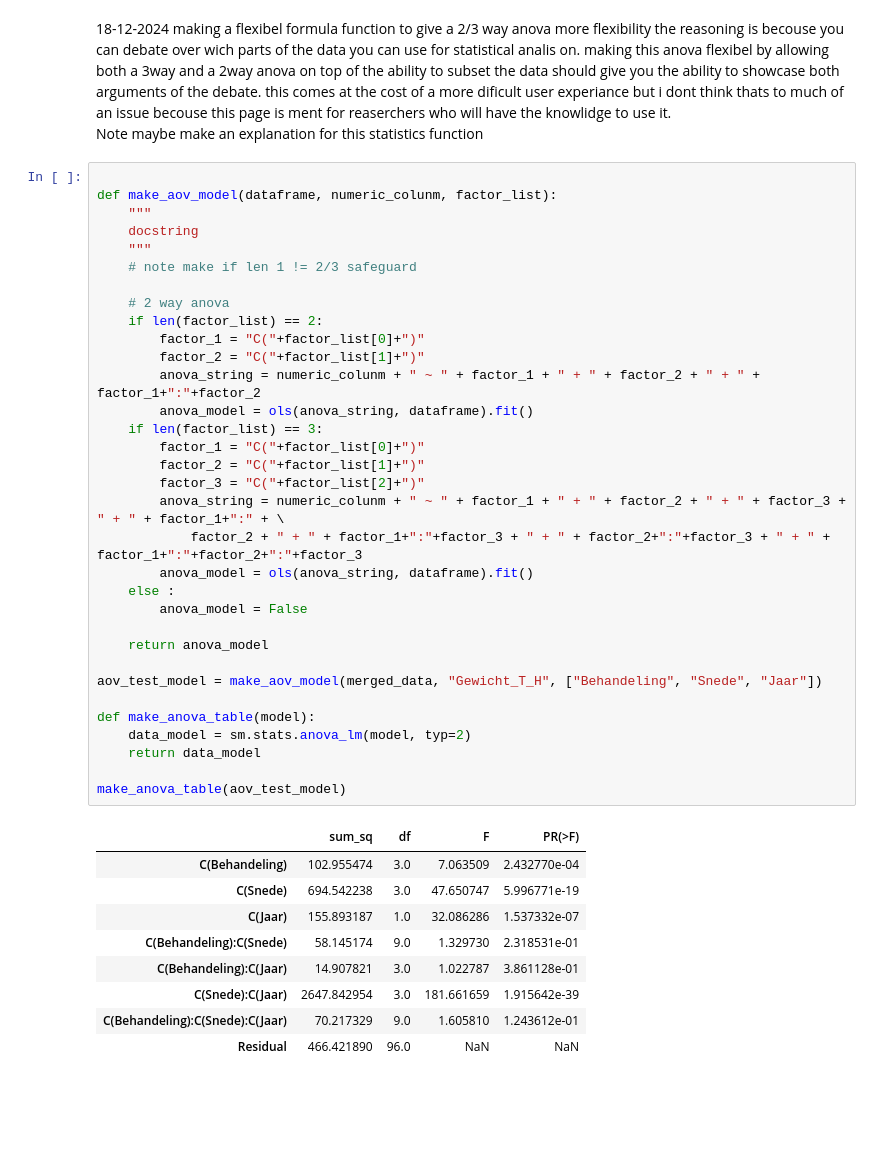
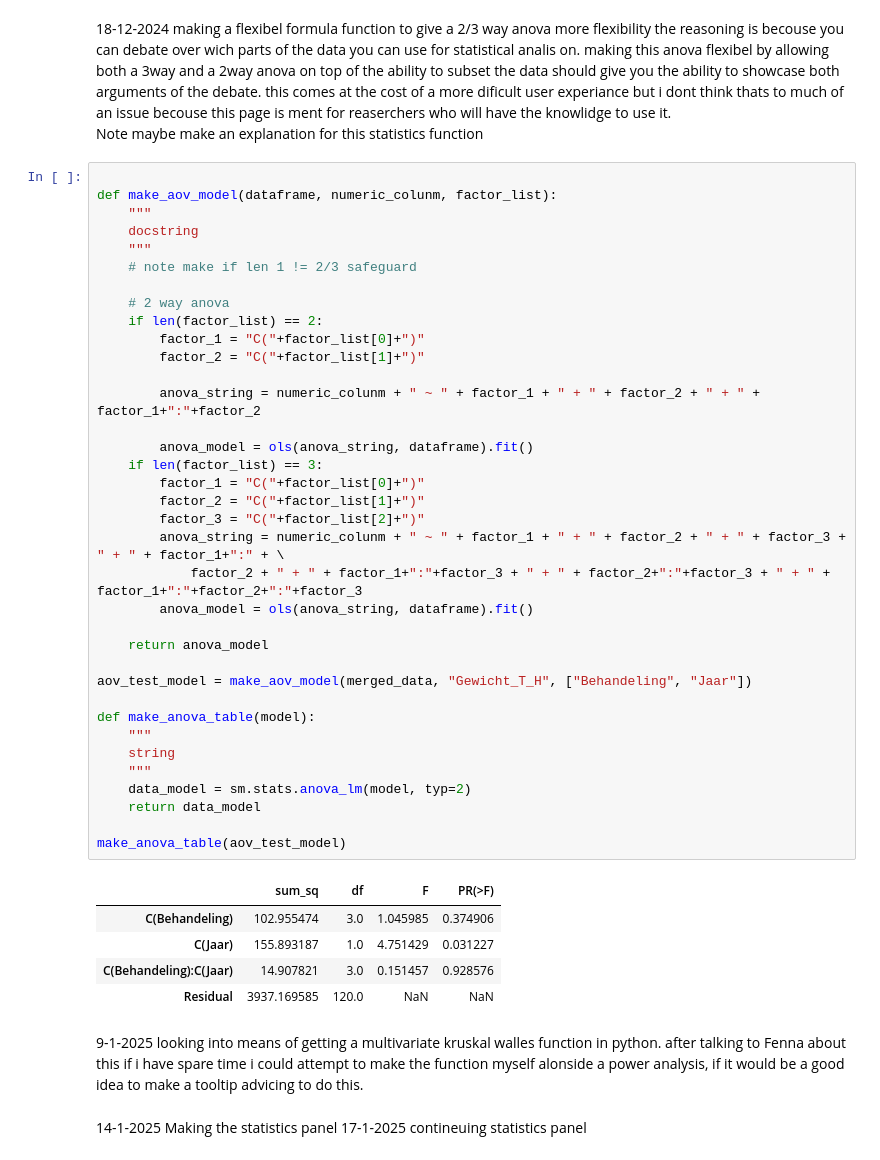
Before and after one commit to Ivarlottman/Dashboard-Regenerative-landbouw, a Jupyter notebook: Logboek/Logboek_Ivar.ipynb, the cells around one changed output. Drawn from its saved outputs; the diff is of its cells as text; blank space fills up the shorter version.

```diff
--- a/Logboek/Logboek_Ivar.ipynb
+++ b/Logboek/Logboek_Ivar.ipynb
@@ -606,41 +584,48 @@ Note maybe make an explanation for this statistics function
 def make_aov_model(dataframe, numeric_colunm, factor_list):
     """
     docstring
     """
     # note make if len 1 != 2/3 safeguard
 
     # 2 way anova
     if len(factor_list) == 2:
         factor_1 = "C("+factor_list[0]+")"
         factor_2 = "C("+factor_list[1]+")"
+
         anova_string = numeric_colunm + " ~ " + factor_1 + " + " + factor_2 + " + " + factor_1+":"+factor_2
+
         anova_model = ols(anova_string, dataframe).fit()
     if len(factor_list) == 3:
         factor_1 = "C("+factor_list[0]+")"
         factor_2 = "C("+factor_list[1]+")"
         factor_3 = "C("+factor_list[2]+")"
         anova_string = numeric_colunm + " ~ " + factor_1 + " + " + factor_2 + " + " + factor_3 + " + " + factor_1+":" + \
             factor_2 + " + " + factor_1+":"+factor_3 + " + " + factor_2+":"+factor_3 + " + " + factor_1+":"+factor_2+":"+factor_3
         anova_model = ols(anova_string, dataframe).fit()
-    else :
-        anova_model = False
 
     return anova_model
 
-aov_test_model = make_aov_model(merged_data, "Gewicht_T_H", ["Behandeling", "Snede", "Jaar"])
+aov_test_model = make_aov_model(merged_data, "Gewicht_T_H", ["Behandeling", "Jaar"])
 
 def make_anova_table(model):
+    """
+    string
+    """
     data_model = sm.stats.anova_lm(model, typ=2)
     return data_model
 
 make_anova_table(aov_test_model)
 # %% [output]
 |  | sum_sq | df | F | PR(>F) |
-| C(Behandeling) | 102.955474 | 3.0 | 7.063509 | 2.432770e-04 |
-| C(Snede) | 694.542238 | 3.0 | 47.650747 | 5.996771e-19 |
-| C(Jaar) | 155.893187 | 1.0 | 32.086286 | 1.537332e-07 |
-| C(Behandeling):C(Snede) | 58.145174 | 9.0 | 1.329730 | 2.318531e-01 |
-| C(Behandeling):C(Jaar) | 14.907821 | 3.0 | 1.022787 | 3.861128e-01 |
-| C(Snede):C(Jaar) | 2647.842954 | 3.0 | 181.661659 | 1.915642e-39 |
-| C(Behandeling):C(Snede):C(Jaar) | 70.217329 | 9.0 | 1.605810 | 1.243612e-01 |
-| Residual | 466.421890 | 96.0 | NaN | NaN |
+| C(Behandeling) | 102.955474 | 3.0 | 1.045985 | 0.374906 |
+| C(Jaar) | 155.893187 | 1.0 | 4.751429 | 0.031227 |
+| C(Behandeling):C(Jaar) | 14.907821 | 3.0 | 0.151457 | 0.928576 |
+| Residual | 3937.169585 | 120.0 | NaN | NaN |
+# %% [markdown]
+9-1-2025
+looking into means of getting a multivariate kruskal walles function in python. after talking to Fenna about this if i have spare time i could attempt to make the function myself alonside a power analysis, if it would be a good idea to make a tooltip advicing to do this.
+# %% [markdown]
+14-1-2025
+Making the statistics panel
+17-1-2025
+contineuing statistics panel
```
Also changed, not shown: parts of 16 cells of this notebook, 25 other files.
